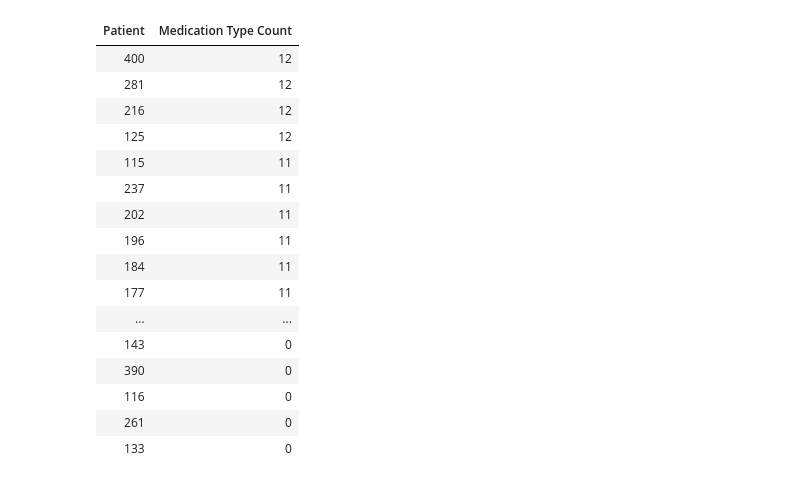
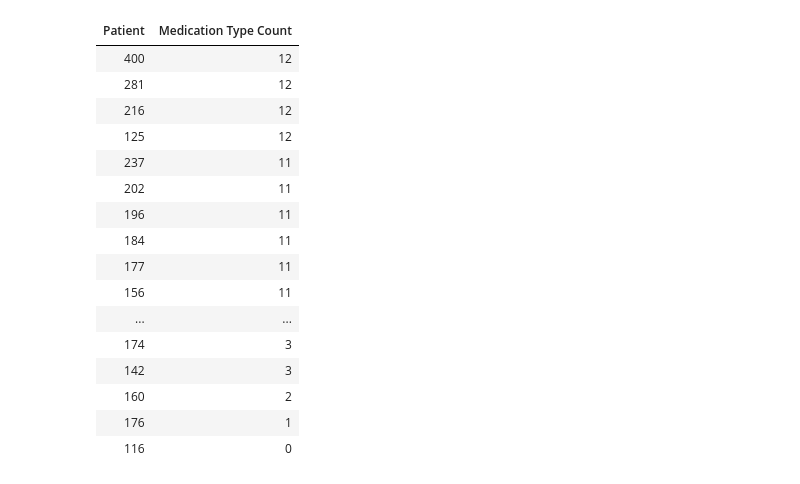
Before and after one commit to ejaybennett/Project2, a Jupyter notebook: generate_visualizations2.ipynb, the cells around one changed output. Cells and saved outputs as stored; diff of their text form; code cells hidden in the pictures.

Commit message:
Update medication extraction and visualizations

```diff
--- a/generate_visualizations2.ipynb
+++ b/generate_visualizations2.ipynb
@@ -81,0 +166,16 @@ df2.style.hide_index()
+# %%
+df7 = pd.DataFrame([], columns=['Medication Type', 'Frequency (Patient Level)'])
+for medication_type in medication_type_list:
+    total = 0
+    for patient in medication_type_patient:
+        if medication_type in medication_type_patient[patient]:
+            total += 1
+    df7.loc[len(df7.index)] = [medication_type,
+                               total]
+
+count_sum = sum(df7['Frequency (Patient Level)'])
+df7['Percentage'] = (df7['Frequency (Patient Level)'] / count_sum) * 100
+
+df7 = df7.sort_values(by=['Frequency (Patient Level)'], ascending=False)
+
+df7.style.hide_index()
@@ -81,0 +200,16 @@ df2.style.hide_index()
+# %%
+df8 = pd.DataFrame([], columns=['Medication Type', 'Frequency (Note Level)'])
+for medication_type in medication_type_list:
+    total = 0
+    for note in medication_type_note:
+        if medication_type in medication_type_note[note]:
+            total += 1
+    df8.loc[len(df8.index)] = [medication_type,
+                               total]
+
+count_sum = sum(df8['Frequency (Note Level)'])
+df8['Percentage'] = (df8['Frequency (Note Level)'] / count_sum) * 100
+
+df8 = df8.sort_values(by=['Frequency (Note Level)'], ascending=False)
+
+df8.style.hide_index()
@@ -87,47 +239,51 @@ for patient in medication_types_per_patient:
     total_sum = 0
     for medication_type in patient:
         total_sum += 1
     medication_type_count_per_patient.append(total_sum)
 
 for patient in medications_per_patient:
     total_sum = 0
     for medication in patient:
         total_sum += 1
     medication_count_per_patient.append(total_sum)
 
 df3 = pd.DataFrame([], columns=['Patient', 'Medication Type Count'])
 df4 = pd.DataFrame([], columns=['Patient', 'Medication Count'])
 
 for i, count in enumerate(medication_type_count_per_patient):
     df3.loc[len(df3.index)] = [i + 100,
                                count]
 
 for i, count in enumerate(medication_count_per_patient):
     df4.loc[len(df4.index)] = [i + 100,
                                count]
 
-df3 = df3.sort_values(by=['Medication Type Count'], ascending=False)
-df4 = df4.sort_values(by=['Medication Count'], ascending=False)
+df3 = df3.sort_values(by=['Medication Type Count', 'Patient'], ascending=False)
+df4 = df4.sort_values(by=['Medication Count', 'Patient'], ascending=True)
+
+# These numbers do not have an associated patient
+df3 = df3.drop([33, 145, 43, 161, 290])
+df4 = df4.drop([33, 145, 43, 161, 290])
 
 df3.style.hide_index()
 # %% [output]
 | Patient | Medication Type Count |
 | 400 | 12 |
 | 281 | 12 |
 | 216 | 12 |
 | 125 | 12 |
-| 115 | 11 |
 | 237 | 11 |
 | 202 | 11 |
 | 196 | 11 |
 | 184 | 11 |
 | 177 | 11 |
+| 156 | 11 |
 | ... | ... |
-| 143 | 0 |
-| 390 | 0 |
+| 174 | 3 |
+| 142 | 3 |
+| 160 | 2 |
+| 176 | 1 |
 | 116 | 0 |
-| 261 | 0 |
-| 133 | 0 |
 # %%
 df4.style.hide_index()
 # %% [output]
```
Also changed, not shown: parts of 7 cells of this notebook, 3 other files.
